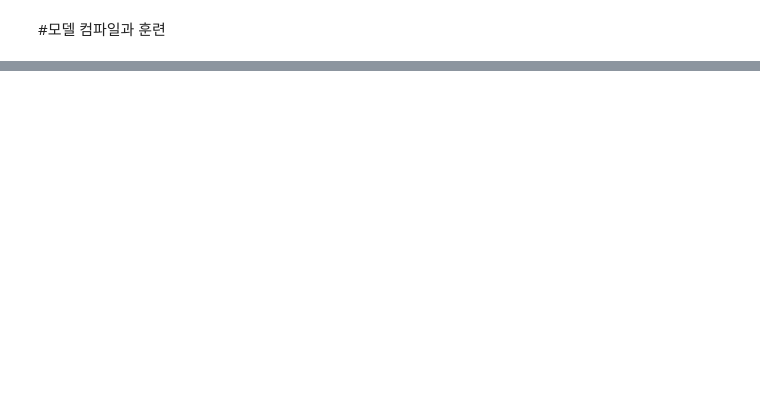
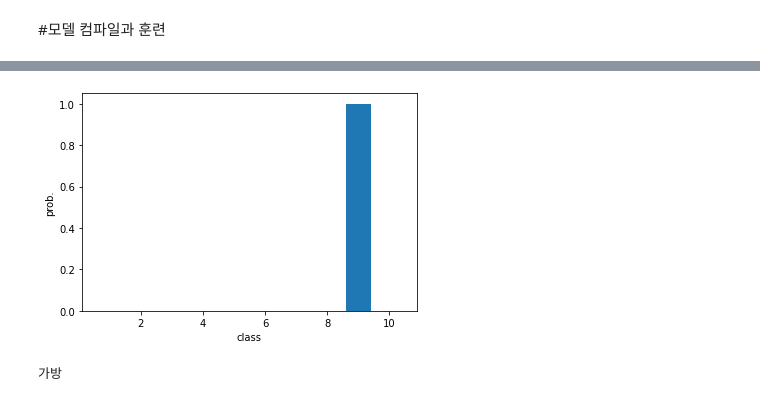
Before and after one commit to serinss/seSAC_ML_DL, a Jupyter notebook: 08_2_합성곱_신경망을_사용한_이미지_분류.ipynb, the cells around one changed output, grey strips where cells are left out. Saved outputs shown, nothing was run; the diff lists cells and outputs as text; code cells hidden in the pictures; blank space fills up the shorter version.

```diff
--- a/08_2_합성곱_신경망을_사용한_이미지_분류.ipynb
+++ b/08_2_합성곱_신경망을_사용한_이미지_분류.ipynb
@@ -79,0 +170,7 @@ keras.utils.plot_model(model, show_shapes=True)
+# %%
+plt.bar(range(1,11), preds[0])
+plt.xlabel('class')
+plt.ylabel('prob.')
+plt.show()
+# %% [output]
+[figure, added]
@@ -79,0 +179,4 @@ keras.utils.plot_model(model, show_shapes=True)
+# %%
+print(classes[np.argmax(preds)]) # How? CNN이 어떻게 featureMap을 만들었는지를 봐야 함 -> 뒤에서 시각화 작업
+# %% [output]
+가방
```
Also changed, not shown: parts of 27 cells of this notebook.
